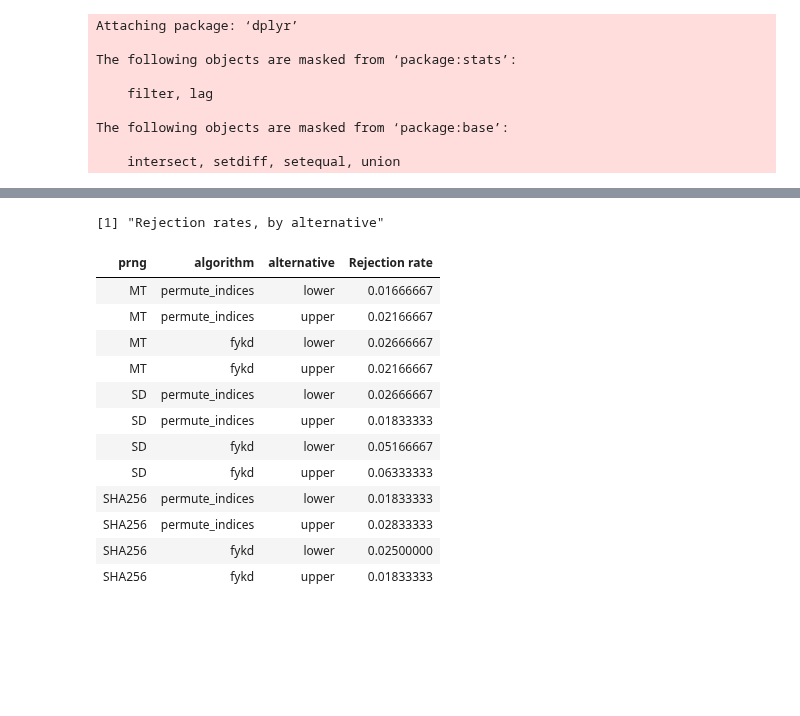
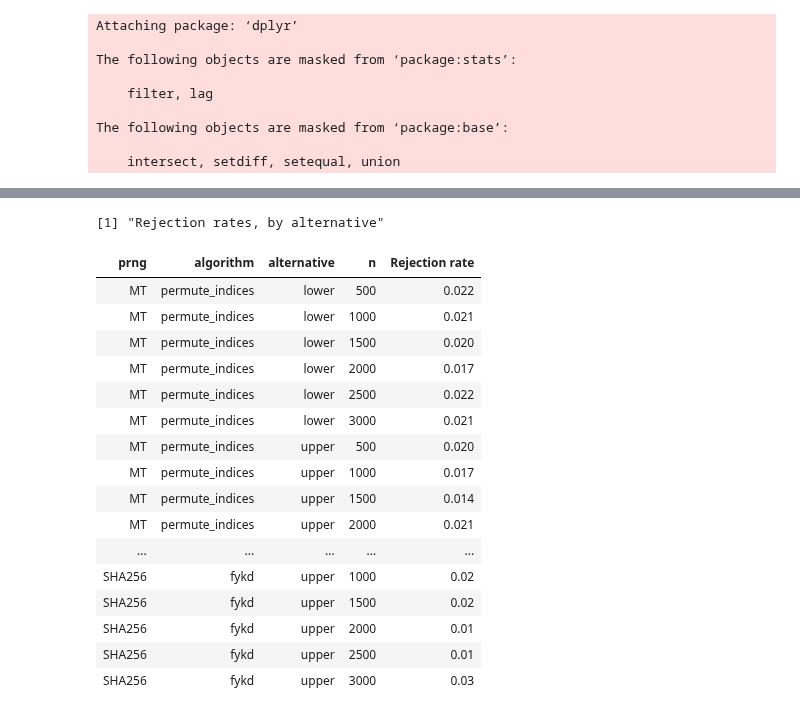
Before and after one commit to kellieotto/prngs-and-permutations, a Jupyter notebook: Code/SPRT/results/derangement_pop_size_exploration.ipynb, the cells around one changed output, grey strips where cells are left out. Drawn from its saved outputs; the diff is of its cells as text; code cells hidden in the pictures; blank space fills up the shorter version.

```diff
--- a/Code/SPRT/results/derangement_pop_size_exploration.ipynb
+++ b/Code/SPRT/results/derangement_pop_size_exploration.ipynb
@@ -63,21 +63,25 @@ str(res)
 # %%
 print("Rejection rates, by alternative")
-res %>% group_by(prng, algorithm, alternative) %>% summarise("Rejection rate" = mean(decision == "1"))
+res %>% group_by(prng, algorithm, alternative, n) %>% summarise("Rejection rate" = mean(decision == "1"))
 # %% [output]
 [1] "Rejection rates, by alternative"
-| prng | algorithm | alternative | Rejection rate |
-| MT | permute_indices | lower | 0.01666667 |
-| MT | permute_indices | upper | 0.02166667 |
-| MT | fykd | lower | 0.02666667 |
-| MT | fykd | upper | 0.02166667 |
-| SD | permute_indices | lower | 0.02666667 |
-| SD | permute_indices | upper | 0.01833333 |
-| SD | fykd | lower | 0.05166667 |
-| SD | fykd | upper | 0.06333333 |
-| SHA256 | permute_indices | lower | 0.01833333 |
-| SHA256 | permute_indices | upper | 0.02833333 |
-| SHA256 | fykd | lower | 0.02500000 |
-| SHA256 | fykd | upper | 0.01833333 |
+| prng | algorithm | alternative | n | Rejection rate |
+| MT | permute_indices | lower | 500 | 0.022 |
+| MT | permute_indices | lower | 1000 | 0.021 |
+| MT | permute_indices | lower | 1500 | 0.020 |
+| MT | permute_indices | lower | 2000 | 0.017 |
+| MT | permute_indices | lower | 2500 | 0.022 |
+| MT | permute_indices | lower | 3000 | 0.021 |
+| MT | permute_indices | upper | 500 | 0.020 |
+| MT | permute_indices | upper | 1000 | 0.017 |
+| MT | permute_indices | upper | 1500 | 0.014 |
+| MT | permute_indices | upper | 2000 | 0.021 |
+| ... | ... | ... | ... | ... |
+| SHA256 | fykd | upper | 1000 | 0.02 |
+| SHA256 | fykd | upper | 1500 | 0.02 |
+| SHA256 | fykd | upper | 2000 | 0.01 |
+| SHA256 | fykd | upper | 2500 | 0.01 |
+| SHA256 | fykd | upper | 3000 | 0.03 |
 # %%
 # plot rejection rates for varying n
 res %>%
```
Also changed, not shown: parts of 5 cells of this notebook.
